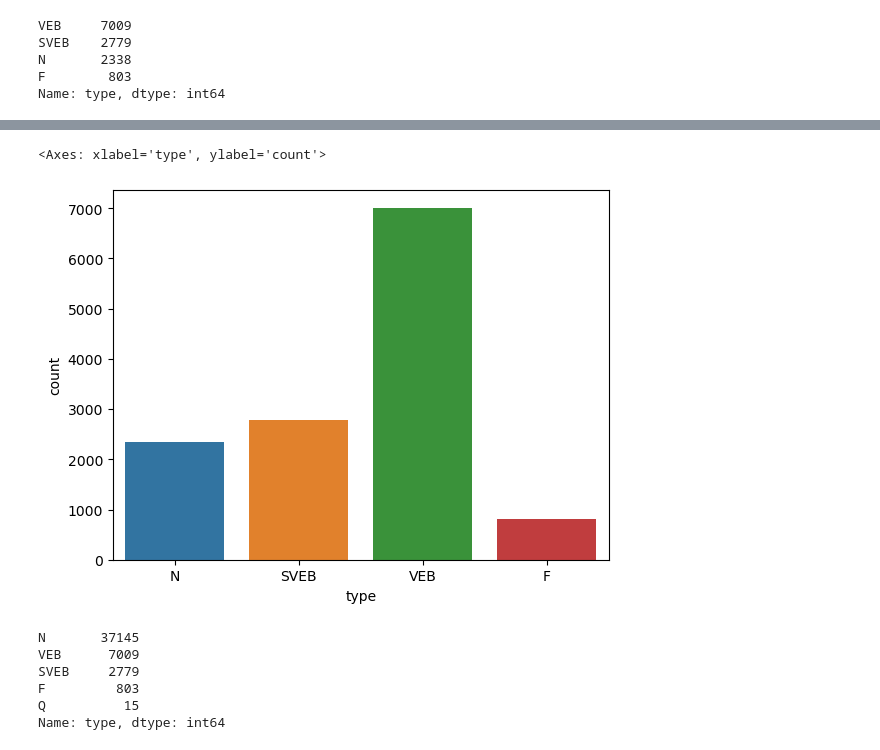
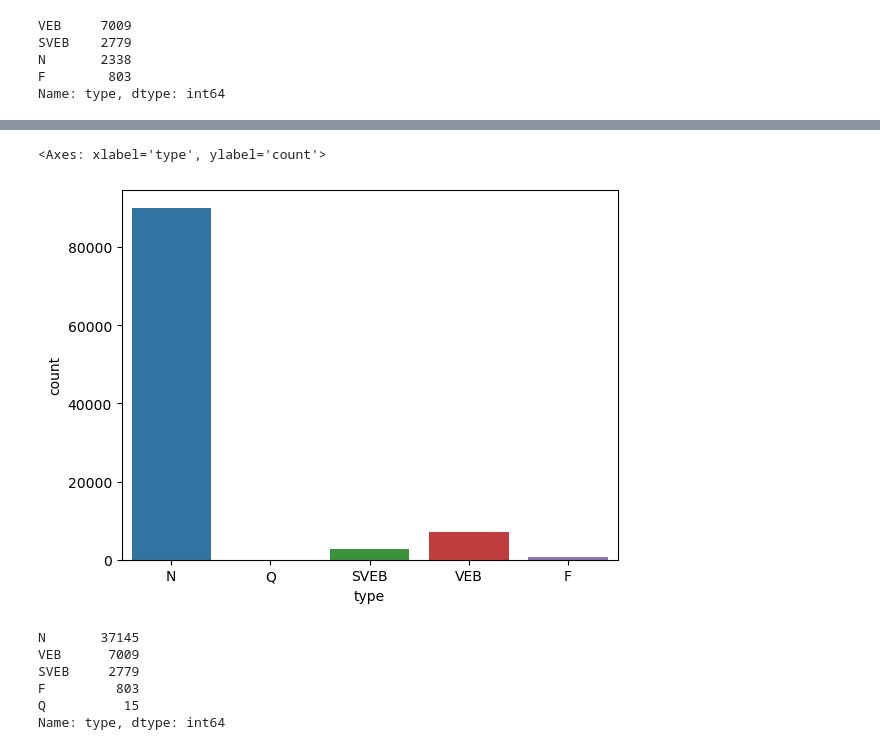
Before and after one commit to sameerk126/100-Days-Of-ML, a Jupyter notebook: Day - 12/mini-project-Copy1.ipynb, the cells around one changed output, grey strips where cells are left out. Drawn from its saved outputs; the diff is of its cells as text; code cells hidden in the pictures.

```diff
--- a/Day - 12/mini-project-Copy1.ipynb
+++ b/Day - 12/mini-project-Copy1.ipynb
@@ -98,11 +99,11 @@ F        803
 Name: type, dtype: int64
 # %%
 # df.isnull().sum()
-sns.countplot(data= df ,x = 'type')
+sns.countplot(data= dfcleaned ,x = 'type')
 # %% [output]
 [interactive output not drawn]
 <Axes: xlabel='type', ylabel='count'>
-[figure, old version]
+[figure, new version]
 # %%
 df['type'].value_countscount()
 # %% [output]
```
Also changed, not shown: parts of 8 cells of this notebook, 40 other files.
